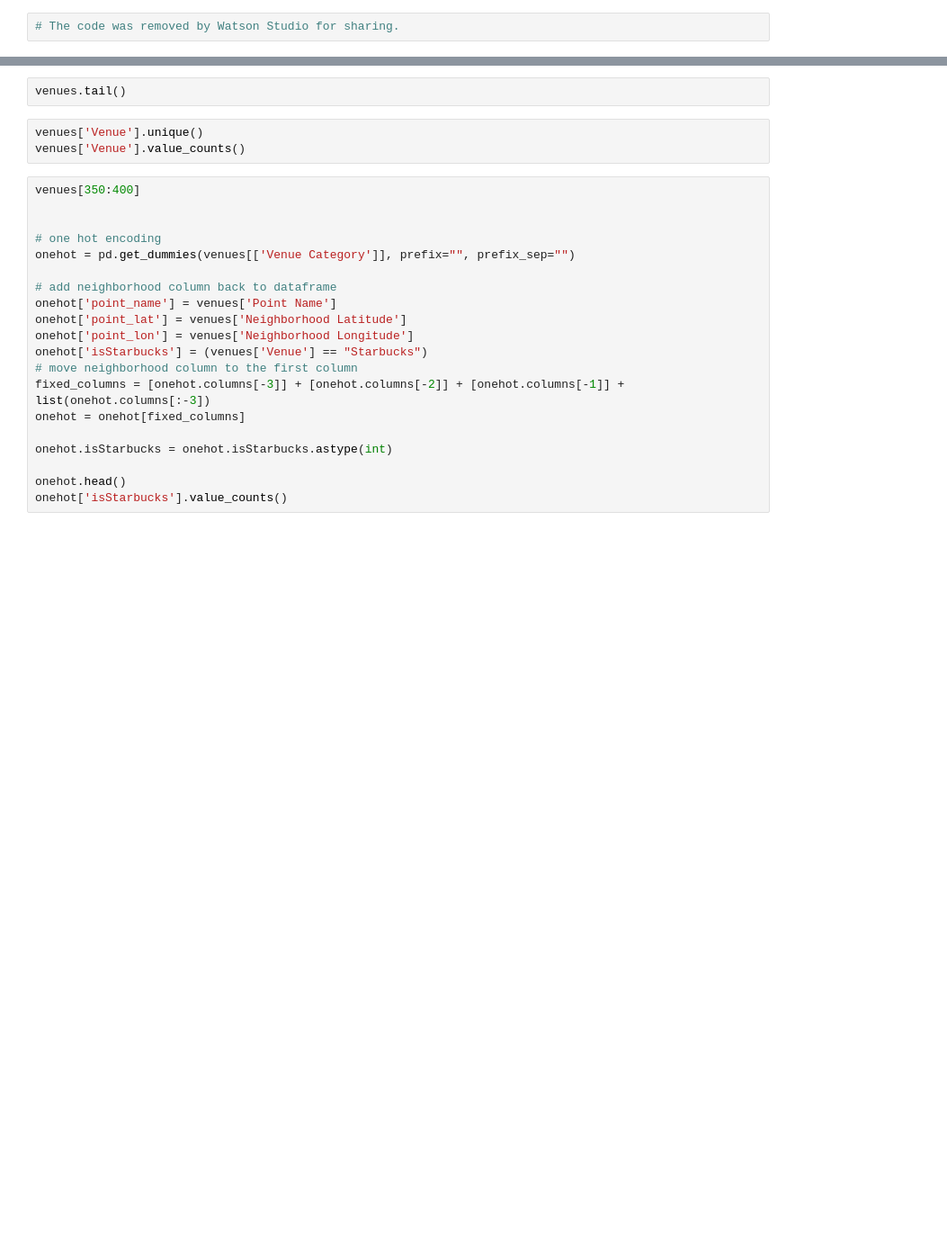
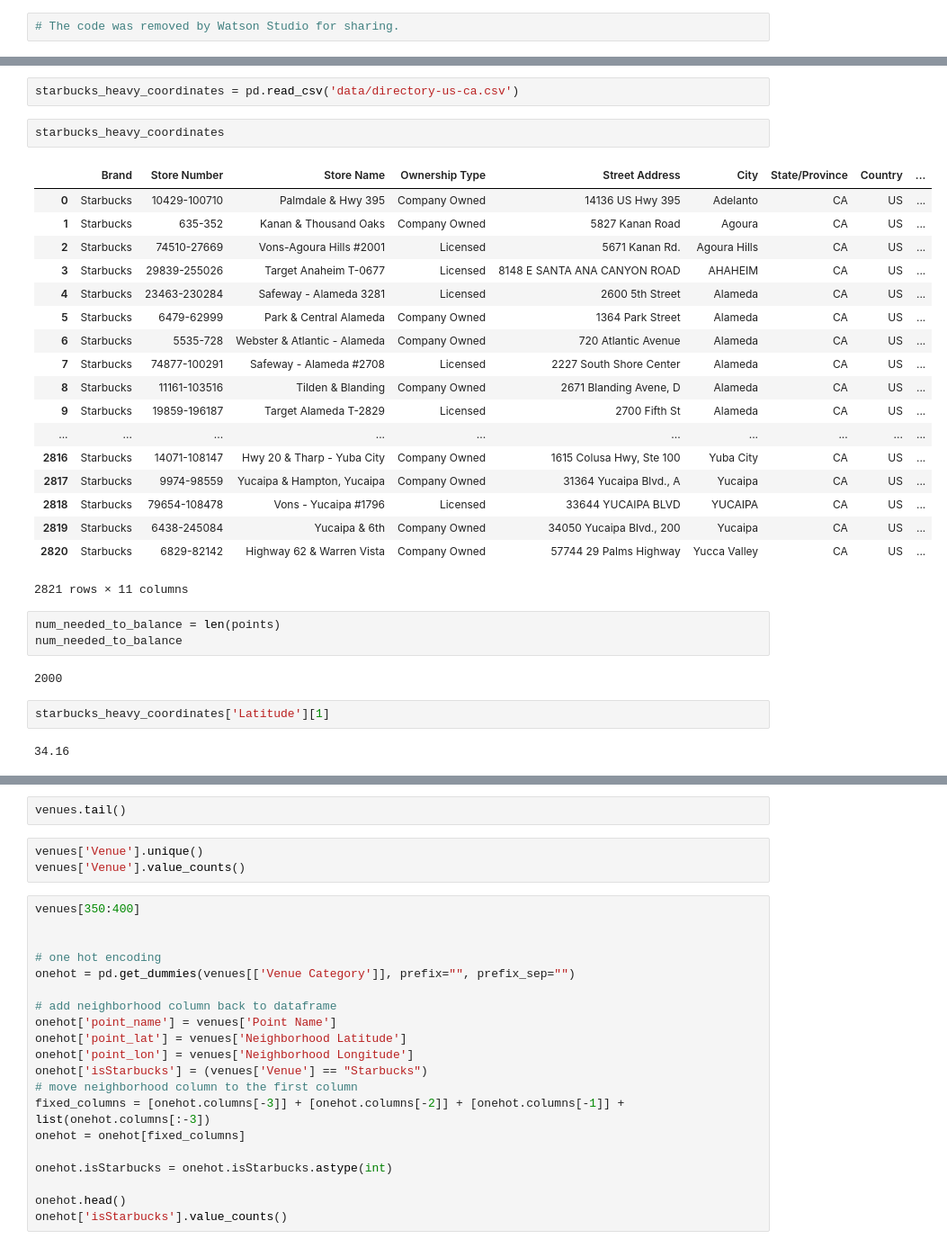
Before and after one commit to Brian-Lee/ibm-capstone-project, a Jupyter notebook: IBM_Capstone_Project.ipynb, the cells around one changed output, grey strips where cells are left out. Shown at 90% size. Cells and saved outputs as stored; diff of their text form; blank space fills up the shorter version.

Commit message:
pulled in kaggle starbucks data
pulled in kaggle starbucks data

```diff
--- a/IBM_Capstone_Project.ipynb
+++ b/IBM_Capstone_Project.ipynb
@@ -188,0 +275,32 @@ map
+# %%
+starbucks_heavy_coordinates = pd.read_csv('data/directory-us-ca.csv')
+# %%
+starbucks_heavy_coordinates
+# %% [output]
+|  | Brand | Store Number | Store Name | Ownership Type | Street Address | City | State/Province | Country | ... |
+| 0 | Starbucks | 10429-100710 | Palmdale & Hwy 395 | Company Owned | 14136 US Hwy 395 | Adelanto | CA | US | ... |
+| 1 | Starbucks | 635-352 | Kanan & Thousand Oaks | Company Owned | 5827 Kanan Road | Agoura | CA | US | ... |
+| 2 | Starbucks | 74510-27669 | Vons-Agoura Hills #2001 | Licensed | 5671 Kanan Rd. | Agoura Hills | CA | US | ... |
+| 3 | Starbucks | 29839-255026 | Target Anaheim T-0677 | Licensed | 8148 E SANTA ANA CANYON ROAD | AHAHEIM | CA | US | ... |
+| 4 | Starbucks | 23463-230284 | Safeway - Alameda 3281 | Licensed | 2600 5th Street | Alameda | CA | US | ... |
+| 5 | Starbucks | 6479-62999 | Park & Central Alameda | Company Owned | 1364 Park Street | Alameda | CA | US | ... |
+| 6 | Starbucks | 5535-728 | Webster & Atlantic - Alameda | Company Owned | 720 Atlantic Avenue | Alameda | CA | US | ... |
+| 7 | Starbucks | 74877-100291 | Safeway - Alameda #2708 | Licensed | 2227 South Shore Center | Alameda | CA | US | ... |
+| 8 | Starbucks | 11161-103516 | Tilden & Blanding | Company Owned | 2671 Blanding Avene, D | Alameda | CA | US | ... |
+| 9 | Starbucks | 19859-196187 | Target Alameda T-2829 | Licensed | 2700 Fifth St | Alameda | CA | US | ... |
+| ... | ... | ... | ... | ... | ... | ... | ... | ... | ... |
+| 2816 | Starbucks | 14071-108147 | Hwy 20 & Tharp - Yuba City | Company Owned | 1615 Colusa Hwy, Ste 100 | Yuba City | CA | US | ... |
+| 2817 | Starbucks | 9974-98559 | Yucaipa & Hampton, Yucaipa | Company Owned | 31364 Yucaipa Blvd., A | Yucaipa | CA | US | ... |
+| 2818 | Starbucks | 79654-108478 | Vons - Yucaipa #1796 | Licensed | 33644 YUCAIPA BLVD | YUCAIPA | CA | US | ... |
+| 2819 | Starbucks | 6438-245084 | Yucaipa & 6th | Company Owned | 34050 Yucaipa Blvd., 200 | Yucaipa | CA | US | ... |
+| 2820 | Starbucks | 6829-82142 | Highway 62 & Warren Vista | Company Owned | 57744 29 Palms Highway | Yucca Valley | CA | US | ... |
+2821 rows × 11 columns
+# %%
+num_needed_to_balance = len(points)
+num_needed_to_balance
+# %% [output]
+2000
+# %%
+starbucks_heavy_coordinates['Latitude'][1]
+# %% [output]
+34.16
```
Also changed, not shown: parts of 23 cells of this notebook.
